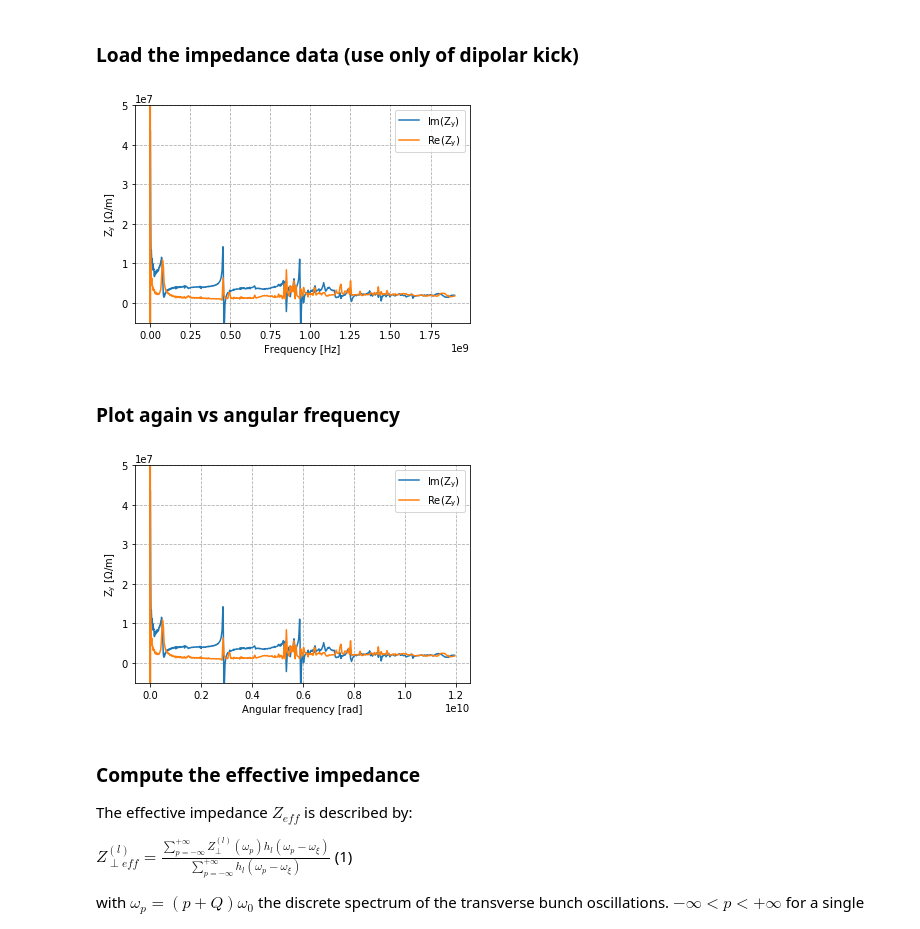
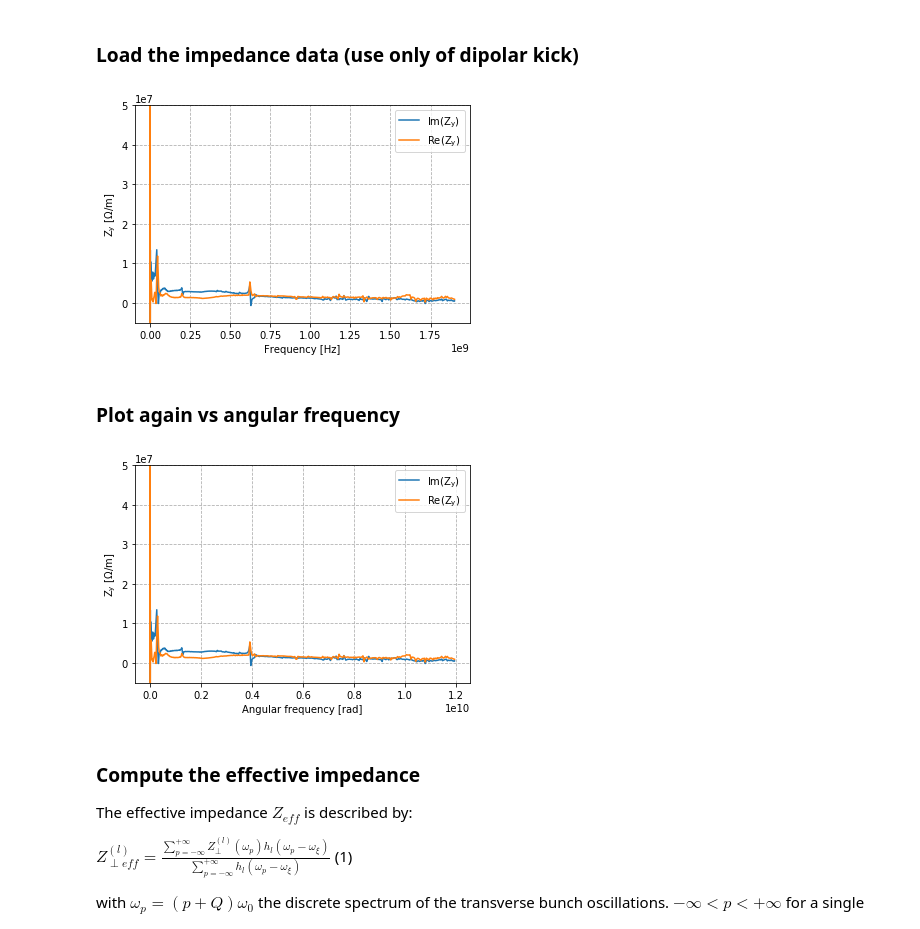
Before and after one commit to natriant/exploring_SPS, a Jupyter notebook: tuneShift_from_transverese_impedance/theoretical model (Chao formula)/DQy_riseTime_Chao.ipynb, the cells around one changed output. Saved outputs shown, nothing was run; the diff lists cells and outputs as text; code cells hidden in the pictures.

```diff
--- a/tuneShift_from_transverese_impedance/theoretical model (Chao formula)/DQy_riseTime_Chao.ipynb
+++ b/tuneShift_from_transverese_impedance/theoretical model (Chao formula)/DQy_riseTime_Chao.ipynb
@@ -10,25 +10,25 @@ import matplotlib.pyplot as plt
 # %%
 #### Impedance model from https://gitlab.cern.ch/IRIS/SPS_IW_model/-/tree/master/SPS_IW_model_python ###########################################
 #impedanceData = np.genfromtxt('SPS_Complete_imp_model_2018_Q26.txt', skip_header=1, dtype=complex)
 impedanceData = np.genfromtxt('./impedanceFiles/Q20/SPS_Complete_imp_model_2018_Q20.txt', skip_header=1, dtype=complex)
 
 
 freqZ = np.real(impedanceData[:, 0]) * 1E9  # frequencies in [GHz], so probably this needs to change in 1e9
-ReZ = np.real(impedanceData[:, 2])  # dipolar kick in y-plane, always odd, -f(x) = f(-x)
-ImZ = np.imag(impedanceData[:, 2])  # dipolar kick in the y-plane, always even (f-x) = f(x)
+ReZ = np.real(impedanceData[:, 4])  # dipolar kick in y-plane, always odd, -f(x) = f(-x)
+ImZ = np.imag(impedanceData[:, 4])  # dipolar kick in the y-plane, always even (f-x) = f(x)
 
 
 # A1. Plot vertical impedances (dipolar kick only)
 plt.plot(freqZ, ImZ, label=r'$\mathrm{Im(Z_y)}$')
 plt.plot(freqZ, ReZ, label=r'$\mathrm{Re(Z_y)}$')
 plt.xlabel('Frequency [Hz]')
 plt.ylabel(r'$\mathrm{Z_y \ [\Omega /m]}$')
 plt.legend()
 plt.grid(ls='--')
 plt.ylim(-0.5e7, 0.5e8)
 plt.show()
 # %% [output]
-[figure, old version]
+[figure, new version]
 # %% [markdown]
 ### Plot again vs angular frequency
 # %%
@@ -44,7 +44,7 @@ plt.ylim(-0.5e7, 0.5e8)
 plt.show()
 plt.close()
 # %% [output]
-[figure, old version]
+[figure, new version]
 # %% [markdown]
 ### Compute the effective impedance
 
```
Also changed, not shown: parts of 7 cells of this notebook, 44 other files.
